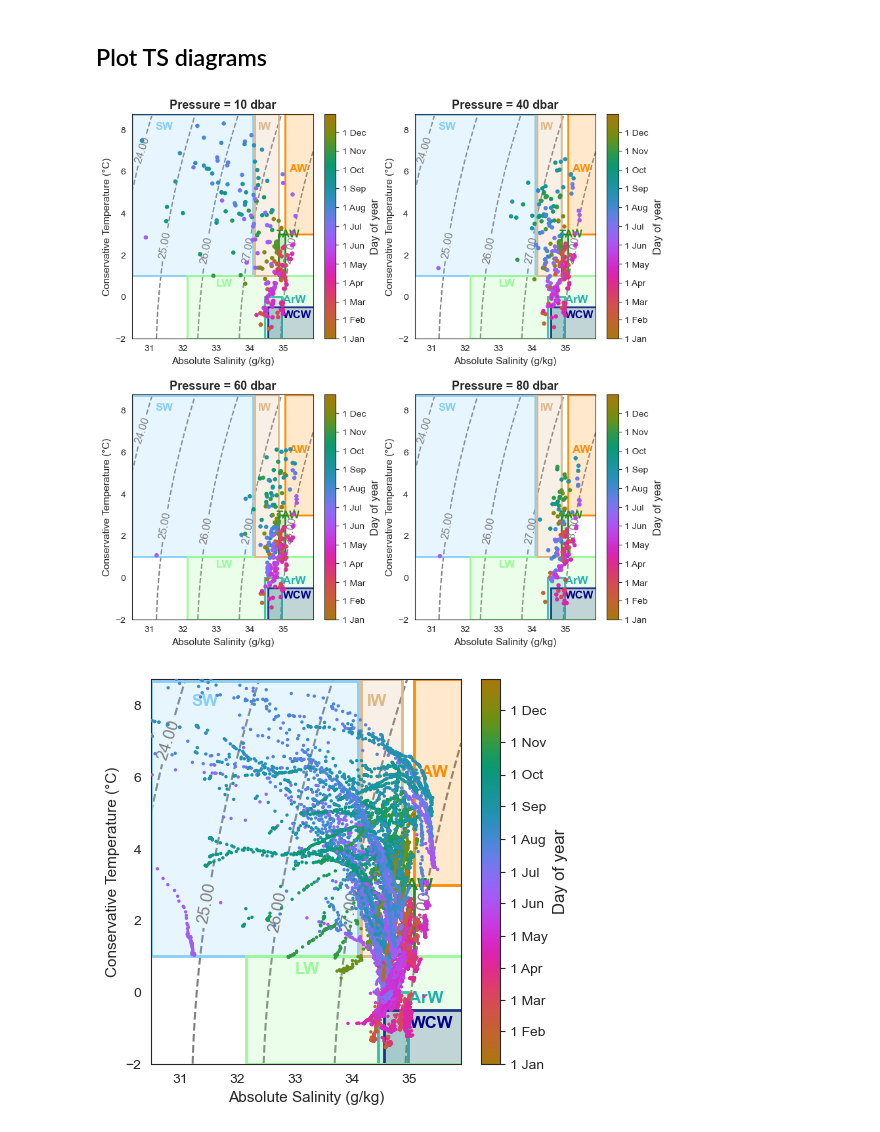
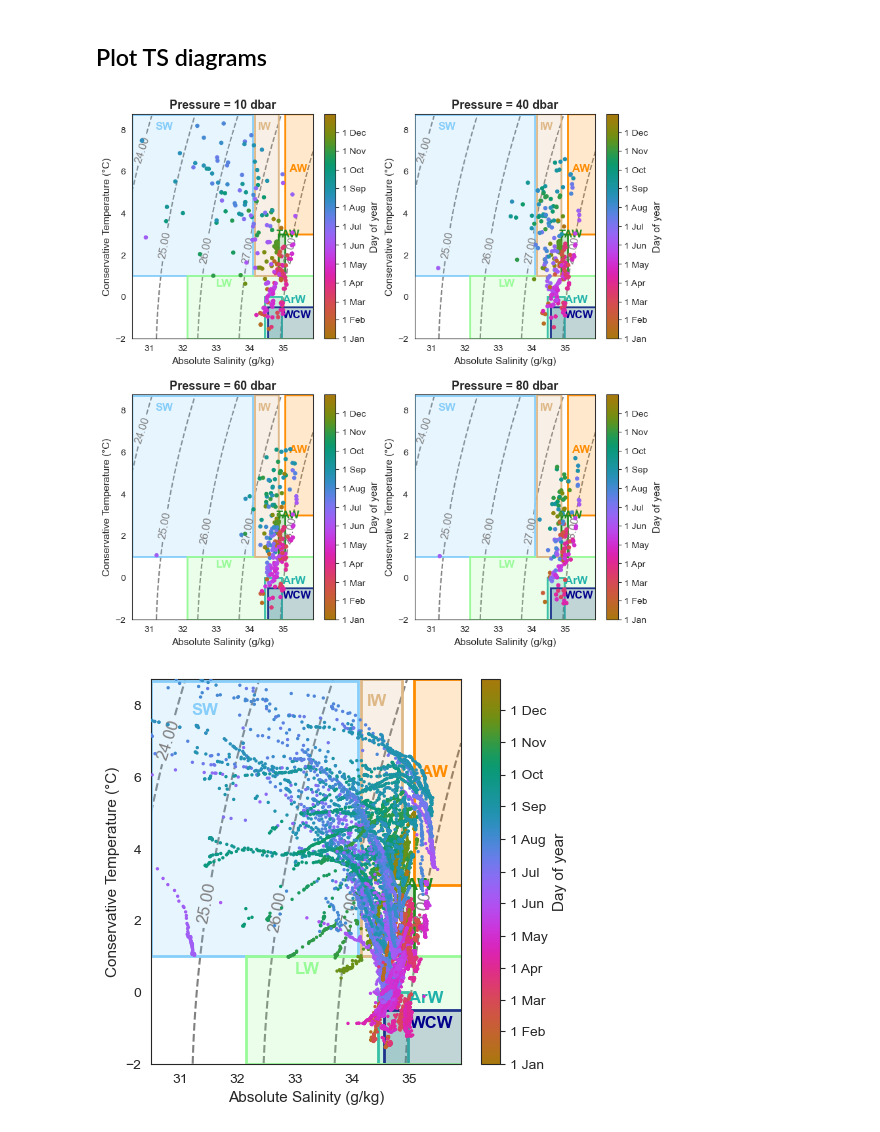
Before and after one commit to alpsjur/AGF-Adventfjorden, a Jupyter notebook: code/notebooks/timeseries_CTD_plotting.ipynb, the cells around one changed output. Drawn from its saved outputs; the diff is of its cells as text; code cells hidden in the pictures.

```diff
--- a/code/notebooks/timeseries_CTD_plotting.ipynb
+++ b/code/notebooks/timeseries_CTD_plotting.ipynb
@@ -45,10 +45,15 @@ CT_interp = scipy.interpolate.griddata(points=(df['Time'],df['Pressure']),values
 # %%
 # get times corresponding with each Nov
 start = datetime.strptime(df['Date'][0], '%Y-%m-%d %H:%M:%S')
-years_with_nov = np.arange(2012,2018,1)
-nov_ticks = np.zeros(len(years_with_nov))
-for i in range(len(years_with_nov)):
-    nov_ticks[i] = timedelta.total_seconds(datetime(years_with_nov[i],11,1,0,0,0)-start)
+#years_with_nov = np.arange(2012,2018,1)
+#nov_ticks = np.zeros(len(years_with_nov))
+#for i in range(len(years_with_nov)):
+#    nov_ticks[i] = timedelta.total_seconds(datetime(years_with_nov[i],11,1,0,0,0)-start)
+
+years_start = np.arange(2012,2019,1)
+years_ticks = np.zeros(len(years_start))
+for i in range(len(years_ticks)):
+    years_ticks[i] = timedelta.total_seconds(datetime(years_start[i],1,1,0,0,0)-start)
 # %%
 def plotTimeDepth(ax,Time,Vert,data,levels,cmap,label):
     plot = ax.contourf(Time,Vert,data,levels=levels,extend='both',cmap=cmap)
@@ -123,7 +128,7 @@ def plot_TS(ax,pval):
                    s=14,cmap='cmo.phase',c=get_SA_CT(pval)[2],zorder=10,vmin=1,vmax=366)
     cbar = plt.colorbar(S,ax=ax,ticks=months_dayofyear)
     cbar.ax.set_yticklabels(months_names)
-    cbar.ax.set_ylabel('Day of year',fontsize=12)
+    cbar.ax.set_ylabel('Day of year',fontsize=11)
     ax.set_title('Pressure = %.f dbar'%pval,fontsize=13,fontweight='bold')
     ax.set_xlabel('Absolute Salinity (g/kg)',fontsize=11)
     ax.set_ylabel('Conservative Temperature ('+'\u00B0'+'C)',fontsize=11)
@@ -167,7 +172,7 @@ plt.subplots_adjust(hspace=0.25,wspace=0.25)
 #plt.savefig('../../ocean_plots/timeseries_TSplots_depth.png',dpi=300,bbox_inches='tight')
 plt.show()
 # %% [output]
-[figure, old version]
+[figure, new version]
 # %%
 Svals = np.arange(30.5,36,0.1)
 Tvals = np.arange(-2,9,0.25)
@@ -180,39 +185,39 @@ def plot_TS(ax):
                    s=2,cmap='cmo.phase',c=df['Dayofyear'],zorder=10,vmin=1,vmax=366)
     cbar = plt.colorbar(S,ax=ax,ticks=months_dayofyear)
     cbar.ax.set_yticklabels(months_names)
-    cbar.ax.set_ylabel('Day of year',fontsize=12)
+    cbar.ax.set_ylabel('Day of year',fontsize=11)
     ax.set_xlabel('Absolute Salinity (g/kg)',fontsize=11)
     ax.set_ylabel('Conservative Temperature ('+'\u00B0'+'C)',fontsize=11)
     ax.set_xlim(Svals[0],Svals[-1])
     ax.set_ylim(Tvals[0],Tvals[-1])
     lw=2
     alpha=0.2
     ax.add_patch(Rectangle((35.07, 3),36-35.07,5.75,
                            fc=colors.to_rgba('darkorange',alpha),edgecolor ='darkorange',linewidth = lw )) # AW
     ax.add_patch(Rectangle((34.46, -2),34.97-34.46, 2,
                            fc=colors.to_rgba('lightseagreen',alpha),edgecolor ='lightseagreen',linewidth=lw)) # ArW
     ax.add_patch(Rectangle((34.56, -2),36-34.56, 1.5,
                            fc=colors.to_rgba('darkblue',alpha),edgecolor ='darkblue',linewidth = lw )) #WCW
     ax.add_patch(Rectangle((30.5, 1),34.1-30.5, 7.7,
                            fc=colors.to_rgba('lightskyblue',alpha),edgecolor ='lightskyblue',linewidth = lw )) #SW
     ax.add_patch(Rectangle((32.15, -2),36-32.15, 3,
                            fc=colors.to_rgba('palegreen',alpha),edgecolor ='palegreen',linewidth = lw )) #LW
     ax.add_patch(Rectangle((34.16, 1),34.87-34.16, 7.75,
                            fc=colors.to_rgba('burlywood',alpha),edgecolor ='burlywood',linewidth = lw )) #IW
     ax.add_patch(Rectangle((34.87, 1),35.07-34.87, 3-1,
                            fc=colors.to_rgba('forestgreen',alpha),edgecolor ='forestgreen',linewidth = lw )) # TAW
     fs=12
     ax.text(35.2,6,'AW',color='darkorange',fontsize=fs,fontweight='bold')
     ax.text(35,-0.3,'ArW',color='lightseagreen',fontsize=fs,fontweight='bold')
     ax.text(34.8,2.85,'TAW',color='forestgreen',fontsize=fs,fontweight='bold')
     ax.text(35,-1,'WCW',color='darkblue',fontsize=fs,fontweight='bold')
-    ax.text(31.2,8,'SW',color='lightskyblue',fontsize=fs,fontweight='bold')
+    ax.text(31.2,7.75,'SW',color='lightskyblue',fontsize=fs,fontweight='bold')
     ax.text(33,0.5,'LW',color='palegreen',fontsize=fs,fontweight='bold')
     ax.text(34.25,8,'IW',color='burlywood',fontsize=fs,fontweight='bold')
 
 fig, ax = plt.subplots(1,1,figsize=(5,5))
 plot_TS(ax)
 
 #plt.savefig('../../ocean_plots/timeseries_TSplots_all.png',dpi=300,bbox_inches='tight')
 # %% [output]
-[figure, old version]
+[figure, new version]
```
Also changed, not shown: parts of 1 cell of this notebook, 4 other files.
